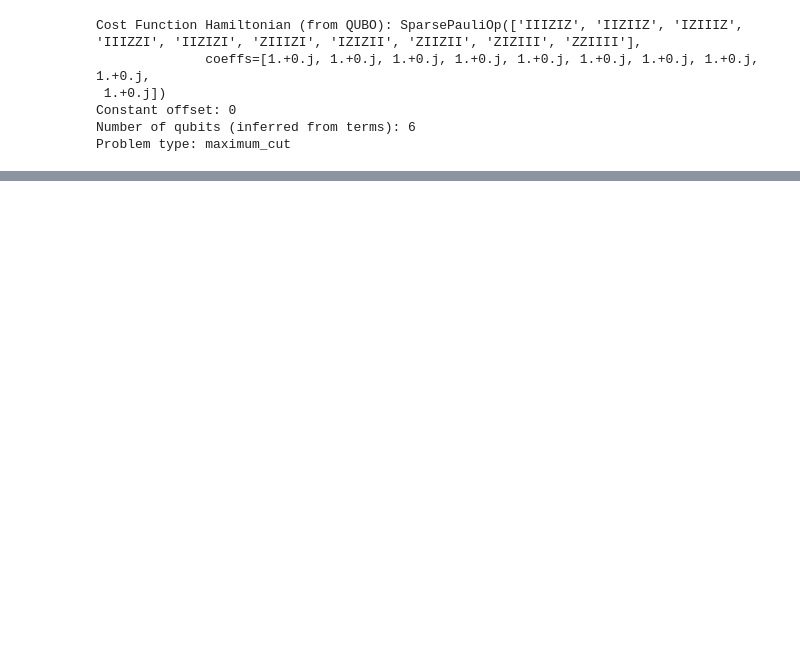
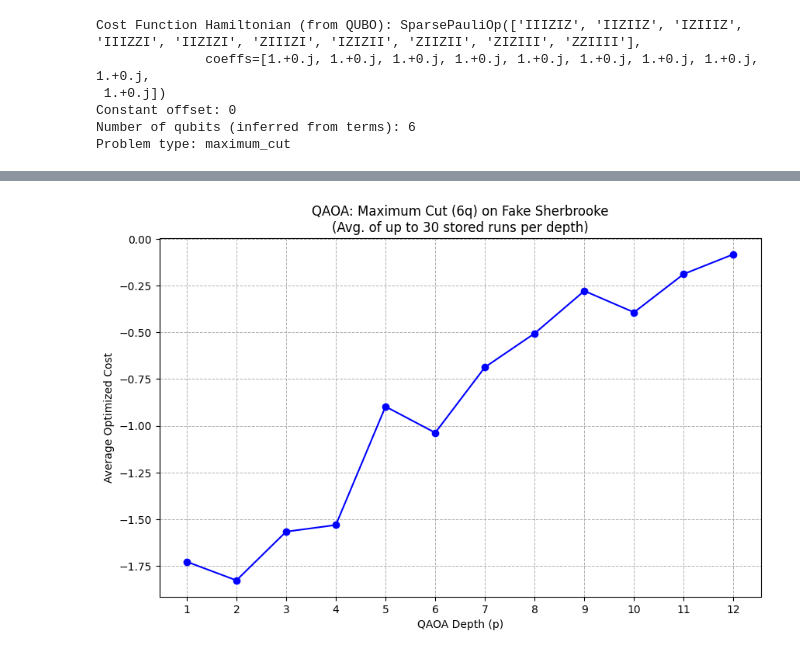
Before and after one commit to OliverSchiffmann/QAOAstudygit, a Jupyter notebook: IBMQDepthOptimiser.ipynb, the cells around one changed output, grey strips where cells are left out. Cells and saved outputs as stored; diff of their text form; code cells hidden in the pictures; blank space fills up the shorter version.

Commit message:
depth optimising script is working now, although the actual script has some AI guff that needs removing probably

```diff
--- a/IBMQDepthOptimiser.ipynb
+++ b/IBMQDepthOptimiser.ipynb
@@ -1,5 +1,6 @@
 # %%
 import json
+import os
 import numpy as np
 import matplotlib.pyplot as plt
 from scipy.optimize import minimize
@@ -14,4 +15,5 @@ from qiskit_ibm_runtime.fake_provider import FakeBrisbane, FakeSherbrooke # For
 
 objective_func_vals = []
 numOptimisations = 0 # Tracks iterations within a single minimize call
+RESULTS_FOLDER = "depth_testing_results"
 # %%
@@ -107,7 +145,16 @@ Constant offset: 0
 Number of qubits (inferred from terms): 6
 Problem type: maximum_cut
 # %%
-#backend_simulator = AerSimulator.from_backend(FakeSherbrooke())
-backend_simulator = AerSimulator() # Ideal simulator for use getting the script to work
+backend_simulator = AerSimulator.from_backend(FakeSherbrooke())
+#backend_simulator = AerSimulator() # Ideal simulator for use getting the script to work
 estimator = Estimator(mode=backend_simulator)
 pm = generate_preset_pass_manager(optimization_level=3, backend=backend_simulator)
+
+if "fake" in backend_simulator.name.lower():
+    simulator_name_for_file = backend_simulator.name.split('(')[1].lower().replace(')', '') # e.g., "fakebrisbane"
+else:
+    simulator_name_for_file = "aer_simulator_ideal" # Or backend_simulator.name()
+
+base_filename = generate_results_filename(problem_type, num_qubits, simulator_name_for_file)
+results_filename_with_path = os.path.join(RESULTS_FOLDER, base_filename)
+ALL_RESULTS_DATA = load_results_data(results_filename_with_path, problem_type, num_qubits, simulator_name_for_file)
@@ -189,0 +274,64 @@ Average costs by depth: {1: -2.2705078125, 2: -2.4402669270833335, 3: -2.4511718
+# %%
+#need to check for AI guff
+
+stored_depth_keys_str = ALL_RESULTS_DATA["results_by_depth"].keys()
+all_stored_depths_int = []
+for k in stored_depth_keys_str:
+    all_stored_depths_int.append(int(k))
+all_stored_depths_int.sort() # Sort the depths numerically
+
+# Calculate average costs for ALL depths found in the file
+average_costs_from_file = {}
+for p_depth_int in all_stored_depths_int:
+    depth_key_str = str(p_depth_int)
+    costs_for_this_depth = ALL_RESULTS_DATA["results_by_depth"].get(depth_key_str, [])
+
+    # Ensure we only average up to 'repetitions_per_depth' if more are stored,
+    # or all available if less than 'repetitions_per_depth' were successfully run and stored.
+    # This aligns with how 'repetitions_per_depth' was used as a target.
+    costs_to_average = costs_for_this_depth[:repetitions_per_depth]
+
+    valid_costs = [c for c in costs_to_average if isinstance(c, (int, float)) and not np.isnan(c)]
+    if valid_costs:
+        average_costs_from_file[p_depth_int] = np.mean(valid_costs)
+    else:
+        average_costs_from_file[p_depth_int] = float('nan')
+
+print("Average costs by depth (from all stored data):", average_costs_from_file)
+
+# Prepare data for plotting
+depths_to_plot = sorted([d for d in average_costs_from_file.keys() if not np.isnan(average_costs_from_file[d])])
+avg_costs_to_plot = [average_costs_from_file[d] for d in depths_to_plot]
+
+if depths_to_plot:
+    plt.figure(figsize=(10, 6))
+    plt.plot(depths_to_plot, avg_costs_to_plot, marker='o', linestyle='-', color='b')
+    plt.xlabel("QAOA Depth (p)")
+    plt.ylabel("Average Optimized Cost")
+    title_problem_type = str(ALL_RESULTS_DATA.get('problem_type', 'Unknown Problem')).replace('_', ' ').title()
+    title_num_qubits = ALL_RESULTS_DATA.get('num_qubits', 'N/A')
+    title_simulator = str(ALL_RESULTS_DATA.get('simulator_name', 'Unknown Simulator')).replace('_', ' ').title()
+
+    # The 'repetitions_per_depth' variable should reflect the target number of runs
+    # used when generating the data. If this varied, the title might need adjustment
+    # or you could reflect the actual number of runs averaged for each point if it differs.
+    # For now, assuming 'repetitions_per_depth' is the target/intended number.
+    plt.title(f"QAOA: {title_problem_type} ({title_num_qubits}q) on {title_simulator}\n(Avg. of up to {repetitions_per_depth} stored runs per depth)")
+
+    # Set x-ticks to show all integer depths present in the plotted data clearly
+    if len(depths_to_plot) > 0:
+        # Create a union of depth_list (if you want to ensure those ticks are present)
+        # and all depths actually plotted.
+        # For this request, we only plot what's in the file.
+        x_ticks_to_show = sorted(list(set(map(int, depths_to_plot)))) # Ensure integer ticks
+        if len(x_ticks_to_show) > 20: # Heuristic: if too many ticks, let matplotlib decide
+             pass # Matplotlib will auto-select ticks
+        elif len(x_ticks_to_show) > 0 :
+             plt.xticks(x_ticks_to_show)
+        # else, if depths_to_plot is empty or has few items, current xticks(depth_list) might be fine or auto
+
+    plt.grid(True, which='both', linestyle='--', linewidth=0.7)
+    plt.show()
+else:
+    print("No data available to plot from the stored results file.")
+# %% [output]
@@ -189,0 +339 @@ Average costs by depth: {1: -2.2705078125, 2: -2.4402669270833335, 3: -2.4511718
+[figure, added]
```
Also changed, not shown: parts of 7 cells of this notebook, 2 other files.
